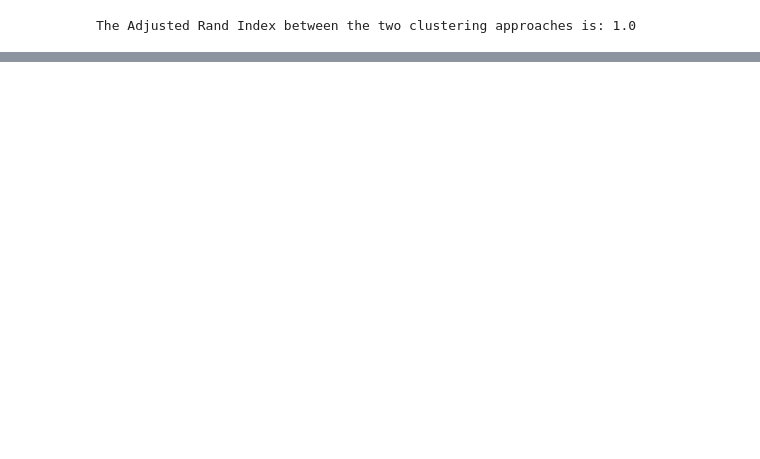
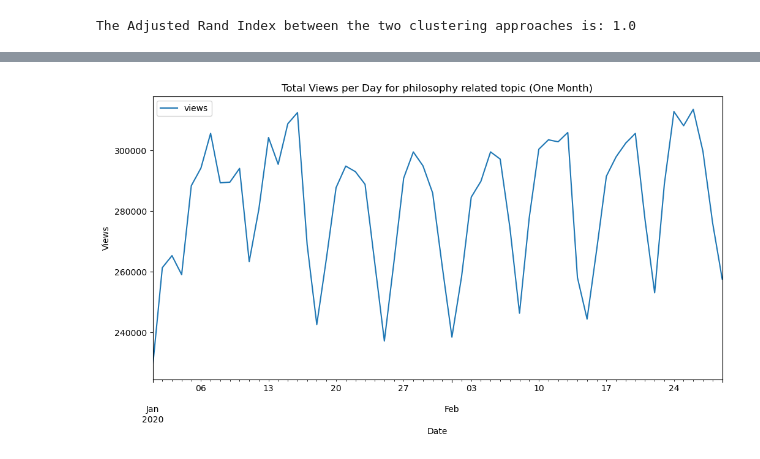
Before and after one commit to epfl-ada/ada-2023-project-mandarinecorp, a Jupyter notebook: TopicCluster.ipynb, the cells around one changed output, grey strips where cells are left out. Saved outputs shown, nothing was run; the diff lists cells and outputs as text; code cells hidden in the pictures; blank space fills up the shorter version.

```diff
--- a/TopicCluster.ipynb
+++ b/TopicCluster.ipynb
@@ -178,0 +153,3 @@ The Adjusted Rand Index between the two clustering approaches is: 1.0
+# %%
+views_en = pd.read_csv('data/Philo_en.csv')
+views_en
@@ -178,0 +170,5 @@ The Adjusted Rand Index between the two clustering approaches is: 1.0
+# %%
+print(views_en['article'].unique().shape)
+time_series = views_en.groupby('timestamp')['views'].sum()
+time_series_df = pd.DataFrame(time_series)
+time_series_df
@@ -178,0 +191,17 @@ The Adjusted Rand Index between the two clustering approaches is: 1.0
+# %%
+time_series_df.index = pd.to_datetime(time_series_df.index)
+
+# Filter the data for one month
+start_date = '2020-01-01'
+end_date = '2020-02-29'  # Corrected the end date to be within the range
+
+filtered_data = time_series_df.loc[start_date:end_date]
+
+filtered_data.plot(figsize=(12, 6))
+plt.title('Total Views per Day for philosophy related topic (One Month)')
+plt.xlabel('Date')
+plt.ylabel('Views')
+
+plt.show()
+# %% [output]
+[figure, added]
```
Also changed, not shown: parts of 11 cells of this notebook.
